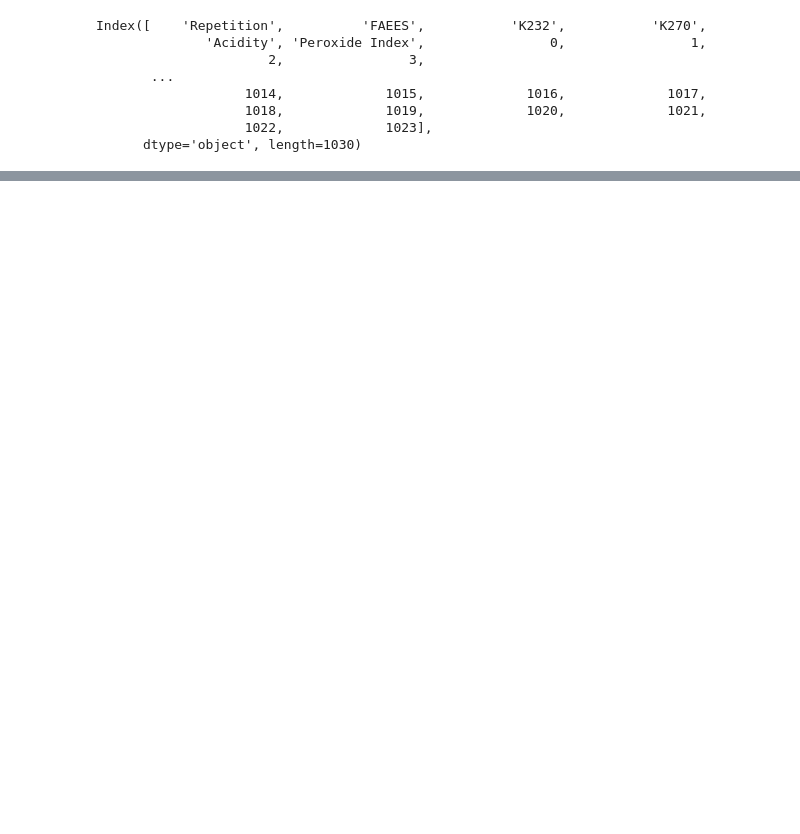
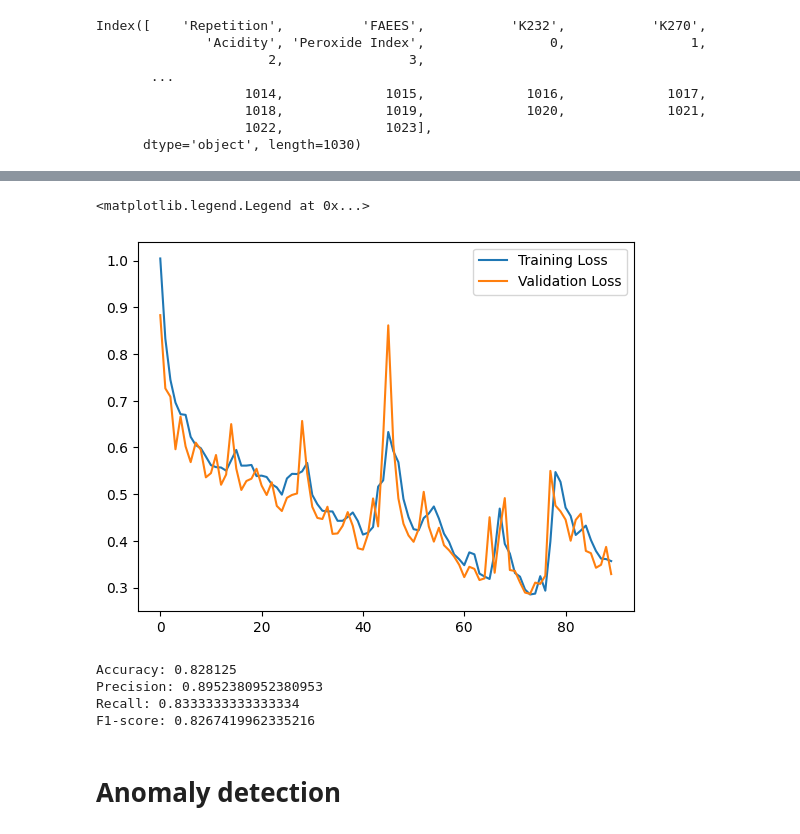
Before and after one commit to sabrinek8/Anomaly_Detection_Olive_Oil, a Jupyter notebook: anomaly_detection_olive_oil.ipynb, the cells around one changed output, grey strips where cells are left out. Saved outputs shown, nothing was run; the diff lists cells and outputs as text; code cells hidden in the pictures; blank space fills up the shorter version.

Commit message:
Kaggle Notebook | Anomaly_Detection_Olive_Oil | Version 7

```diff
--- a/anomaly_detection_olive_oil.ipynb
+++ b/anomaly_detection_olive_oil.ipynb
@@ -165,0 +199,31 @@ val_data=tf.cast(val_data, tf.float32)
+# %%
+X_train = train_data[:, :-3]
+y_train = train_data[:, -3:]
+
+X_test = test_data[:, :-3]
+y_test = test_data[:, -3:]
+
+X_val= val_data[:, :-3]
+y_val= val_data[:,-3:]
+# %%
+class QualityClassifier(tf.keras.Model):
+  def __init__(self):
+    super(QualityClassifier, self).__init__()
+    self.encoder = tf.keras.Sequential([
+        layers.Dense(1024, activation="relu"),
+        layers.Dense(128, activation="relu"),
+        layers.Dense(64,activation="relu"),
+        ])
+
+    self.classifier = tf.keras.Sequential([
+        layers.Dense(32, activation="relu"),
+        layers.Dense(3, activation="softmax"),
+        ])
+
+  def call(self, x):
+    encoded = self.encoder(x)
+    class_probs = self.classifier(encoded)
+    return class_probs
+
+autoencoder = QualityClassifier()
+autoencoder.compile(optimizer="adam", loss="categorical_crossentropy", metrics=["accuracy"])
@@ -165,0 +232,9 @@ val_data=tf.cast(val_data, tf.float32)
+# %%
+history = autoencoder.fit(
+          X_train,
+          y_train,
+          epochs=90,
+          batch_size=64,
+          validation_data=(X_val, y_val),
+          shuffle=True,
+        )
@@ -165,0 +266,20 @@ val_data=tf.cast(val_data, tf.float32)
+# %%
+plt.plot(history.history["loss"], label="Training Loss")
+plt.plot(history.history["val_loss"], label="Validation Loss")
+plt.legend()
+# %% [output]
+<matplotlib.legend.Legend at 0x...>
+[figure, added]
+# %%
+precision, recall, f1, _ = precision_recall_fscore_support(y_test, y_pred, average="macro")
+print("Accuracy:",accuracy_score(y_test,y_pred))
+print("Precision:", precision)
+print("Recall:", recall)
+print("F1-score:", f1)
+# %% [output]
+Accuracy: 0.828125
+Precision: 0.8952380952380953
+Recall: 0.8333333333333334
+F1-score: 0.8267419962335216
+# %% [markdown]
+# **Anomaly detection**
```
Also changed, not shown: parts of 29 cells of this notebook.
